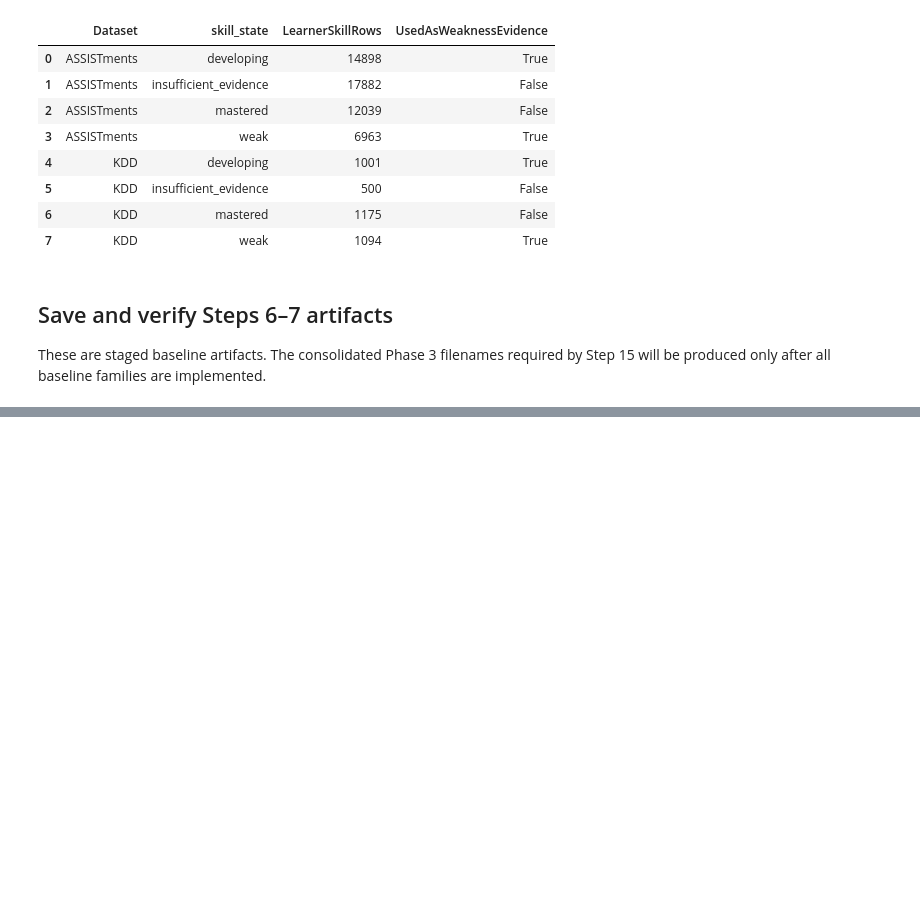
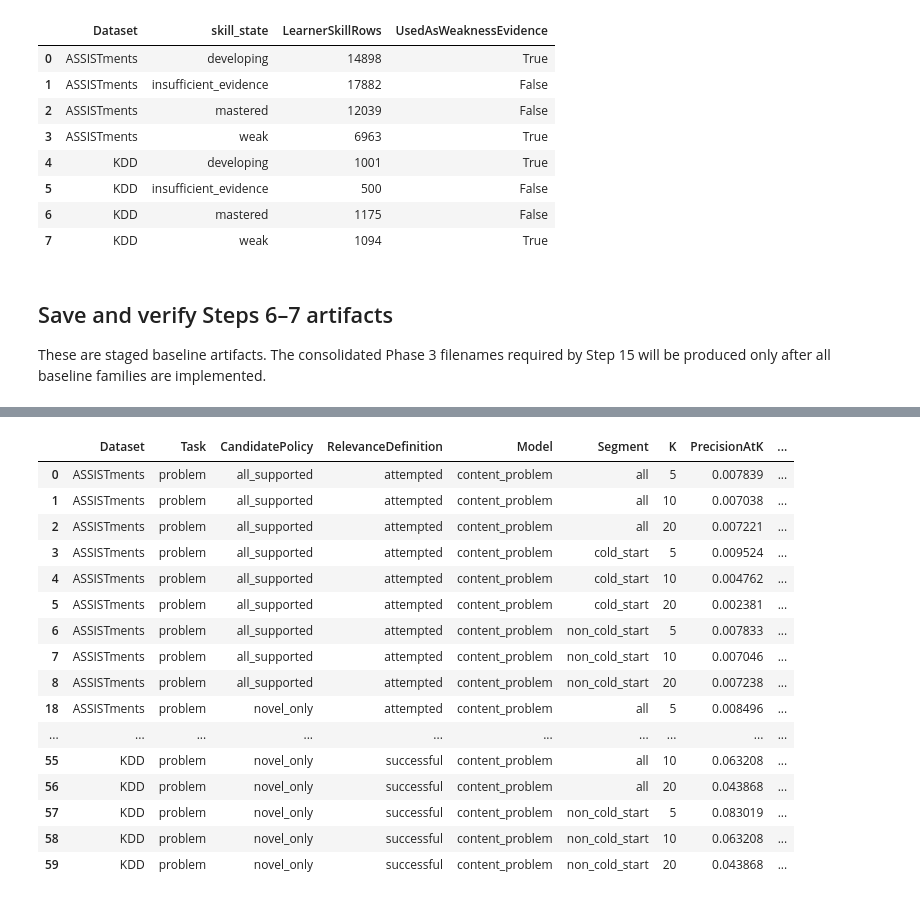
Before and after one commit to Youssef-Abdelazez/final-project, a Jupyter notebook: baseline_testing/Recommendation_Baselines_Final.ipynb, the cells around one changed output, grey strips where cells are left out. Cells and saved outputs as stored; diff of their text form; code cells hidden in the pictures; blank space fills up the shorter version.

```diff
--- a/baseline_testing/Recommendation_Baselines_Final.ipynb
+++ b/baseline_testing/Recommendation_Baselines_Final.ipynb
@@ -862,0 +1025,82 @@ display(steps_6_7_manifest)
+# %%
+content_metric_parts = []
+content_recommendation_parts = []
+content_score_parts = []
+content_diagnostic_parts = []
+
+for task_definition in [row for row in TASK_DEFINITIONS if row['Task'] == 'problem']:
+    dataset = task_definition['Dataset']
+    tables = load_task_tables(task_definition)
+    profile_started = time.perf_counter()
+    content_scores_for_task, content_diagnostics_for_task = (
+        build_content_problem_scores(task_definition)
+    )
+    profile_runtime = time.perf_counter() - profile_started
+    content_scores_for_task.insert(0, 'Model', 'content_problem')
+    content_scores_for_task.insert(0, 'Task', 'problem')
+    content_scores_for_task.insert(0, 'Dataset', dataset)
+    content_score_parts.append(content_scores_for_task)
+    content_diagnostics_for_task['ProfileBuildRuntimeSeconds'] = profile_runtime
+    content_diagnostic_parts.append(content_diagnostics_for_task)
+
+    model_scores = content_scores_for_task.drop(
+        columns=['Dataset', 'Task', 'Model']
+    )
+    for candidate_policy in CANDIDATE_POLICIES:
+        recommendation_started = time.perf_counter()
+        policy_scores = apply_candidate_policy(
+            model_scores, tables['early_history'], candidate_policy
+        )
+        recommendations = top_k_sparse(policy_scores, MAX_RECOMMENDATIONS)
+        recommendation_runtime = time.perf_counter() - recommendation_started
+        assert_candidate_subset(recommendations, tables['catalog'])
+
+        for relevance_name, relevance_column in RELEVANCE_DEFINITIONS.items():
+            metrics = evaluate_recommendations(
+                recommendations, tables['future_relevance'], tables['catalog'],
+                tables['learners'], relevance_column,
+                task_definition['EvaluableColumn'],
+                task_definition['ColdStartColumn'], dataset, 'problem',
+                candidate_policy, relevance_name,
+            )
+            metrics.insert(4, 'Model', 'content_problem')
+            metrics['ProfileBuildRuntimeSeconds'] = profile_runtime
+            metrics['RecommendationBuildRuntimeSeconds'] = recommendation_runtime
+            content_metric_parts.append(metrics)
+
+            output = recommendations.copy()
+            output.insert(0, 'RelevanceDefinition', relevance_name)
+            output.insert(0, 'CandidatePolicy', candidate_policy)
+            output.insert(0, 'Model', 'content_problem')
+            output.insert(0, 'Task', 'problem')
+            output.insert(0, 'Dataset', dataset)
+            content_recommendation_parts.append(output)
+
+content_metrics = pd.concat(content_metric_parts, ignore_index=True)
+content_recommendations = pd.concat(
+    content_recommendation_parts, ignore_index=True
+)
+content_scores = pd.concat(content_score_parts, ignore_index=True)
+content_diagnostics = pd.concat(content_diagnostic_parts, ignore_index=True)
+display(content_metrics.sort_values(
+    ['Dataset', 'RelevanceDefinition', 'CandidatePolicy', 'Segment', 'K']
+))
+display(content_diagnostics)
+# %% [output]
+|  | Dataset | Task | CandidatePolicy | RelevanceDefinition | Model | Segment | K | PrecisionAtK | ... |
+| 0 | ASSISTments | problem | all_supported | attempted | content_problem | all | 5 | 0.007839 | ... |
+| 1 | ASSISTments | problem | all_supported | attempted | content_problem | all | 10 | 0.007038 | ... |
+| 2 | ASSISTments | problem | all_supported | attempted | content_problem | all | 20 | 0.007221 | ... |
+| 3 | ASSISTments | problem | all_supported | attempted | content_problem | cold_start | 5 | 0.009524 | ... |
+| 4 | ASSISTments | problem | all_supported | attempted | content_problem | cold_start | 10 | 0.004762 | ... |
+| 5 | ASSISTments | problem | all_supported | attempted | content_problem | cold_start | 20 | 0.002381 | ... |
+| 6 | ASSISTments | problem | all_supported | attempted | content_problem | non_cold_start | 5 | 0.007833 | ... |
+| 7 | ASSISTments | problem | all_supported | attempted | content_problem | non_cold_start | 10 | 0.007046 | ... |
+| 8 | ASSISTments | problem | all_supported | attempted | content_problem | non_cold_start | 20 | 0.007238 | ... |
+| 18 | ASSISTments | problem | novel_only | attempted | content_problem | all | 5 | 0.008496 | ... |
+| ... | ... | ... | ... | ... | ... | ... | ... | ... | ... |
+| 55 | KDD | problem | novel_only | successful | content_problem | all | 10 | 0.063208 | ... |
+| 56 | KDD | problem | novel_only | successful | content_problem | all | 20 | 0.043868 | ... |
+| 57 | KDD | problem | novel_only | successful | content_problem | non_cold_start | 5 | 0.083019 | ... |
+| 58 | KDD | problem | novel_only | successful | content_problem | non_cold_start | 10 | 0.063208 | ... |
+| 59 | KDD | problem | novel_only | successful | content_problem | non_cold_start | 20 | 0.043868 | ... |
```
Also changed, not shown: parts of 15 cells of this notebook.
